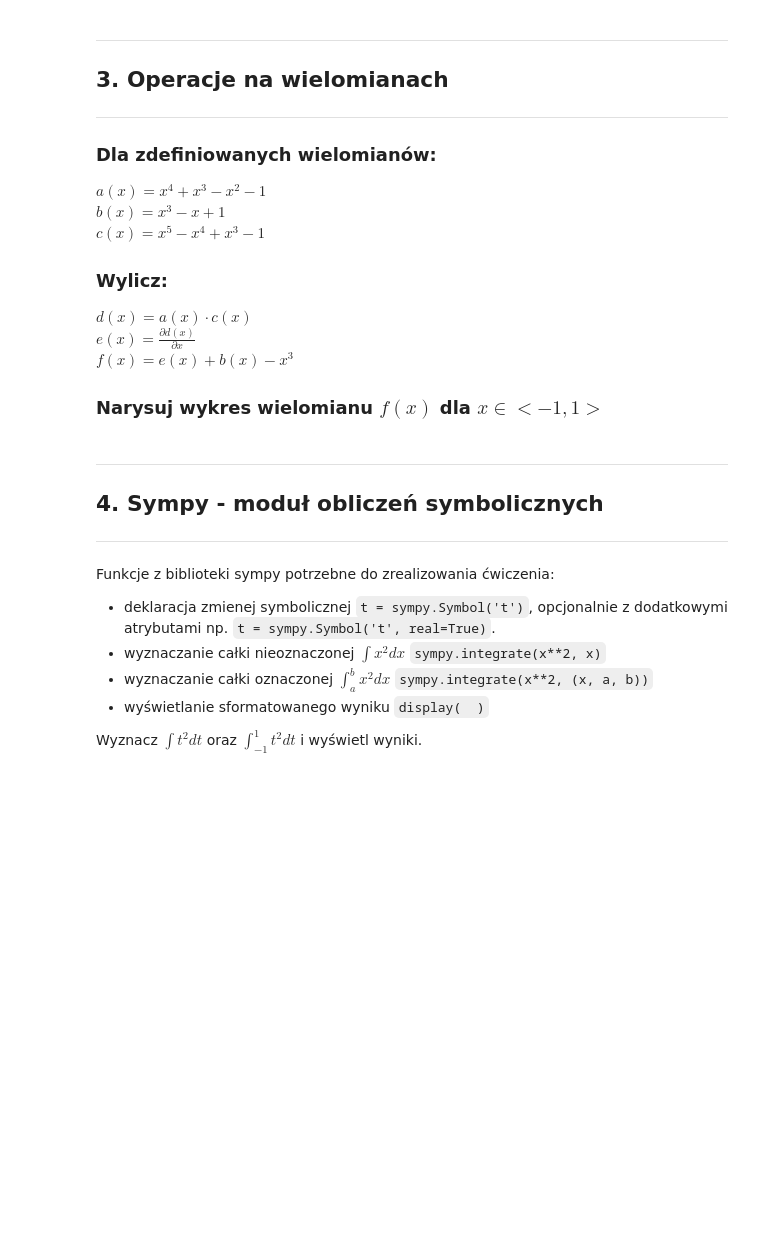
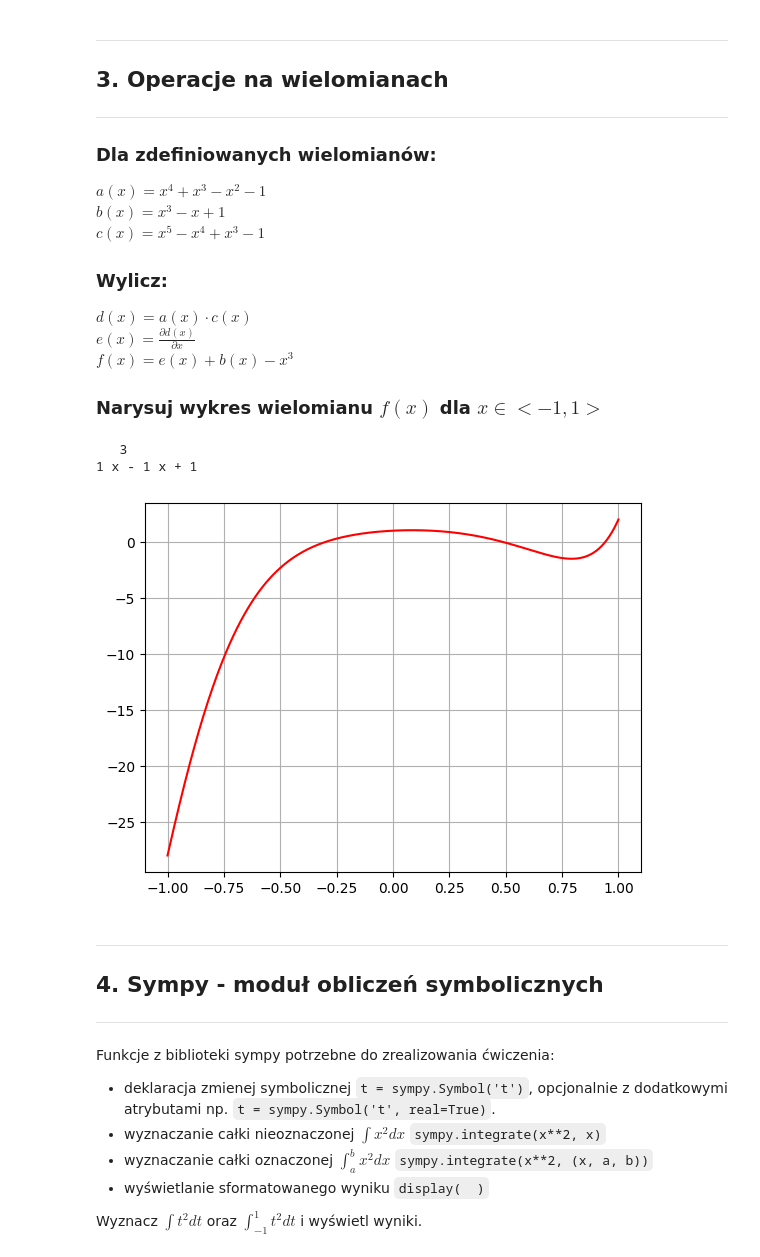
Before and after one commit to HuuXib/Python_v2, a Jupyter notebook: 01_Wprowadzenie1-student.ipynb, the cells around one changed output. Drawn from its saved outputs; the diff is of its cells as text; code cells hidden in the pictures; blank space fills up the shorter version.

```diff
--- a/01_Wprowadzenie1-student.ipynb
+++ b/01_Wprowadzenie1-student.ipynb
@@ -124,3 +117,26 @@ introduction_plot_polynomial()
+# %%
+def introduction_plot_polynomial():
+    #wykonaj operacje na wielomianach
+    ax = np.poly1d([1,1,-1,0,-1])
+    bx = np.poly1d([1,0,-1,1])
+    cx = np.poly1d([1,-1,1,0,0,-1])
+    dx = np.polymul(ax,cx)
+    ex = np.polyder(dx)
+    f = ex + bx - np.poly1d([-1,0,0,0])
+    x = np.linspace(-1,1,500)
+    #wyświetl wielomiany
+    print(np.poly1d(bx))
+    #narysuj wykres
+    plt.plot(x, f(x),color = 'red')
+    plt.grid()
+    plt.show()
+    return
+
+introduction_plot_polynomial()
+# %% [output]
+   3
+1 x - 1 x + 1
+[figure, added]
 # %% [markdown]
 ----
 ## 4. Sympy - moduł obliczeń symbolicznych
```
Also changed, not shown: parts of 7 cells of this notebook.
